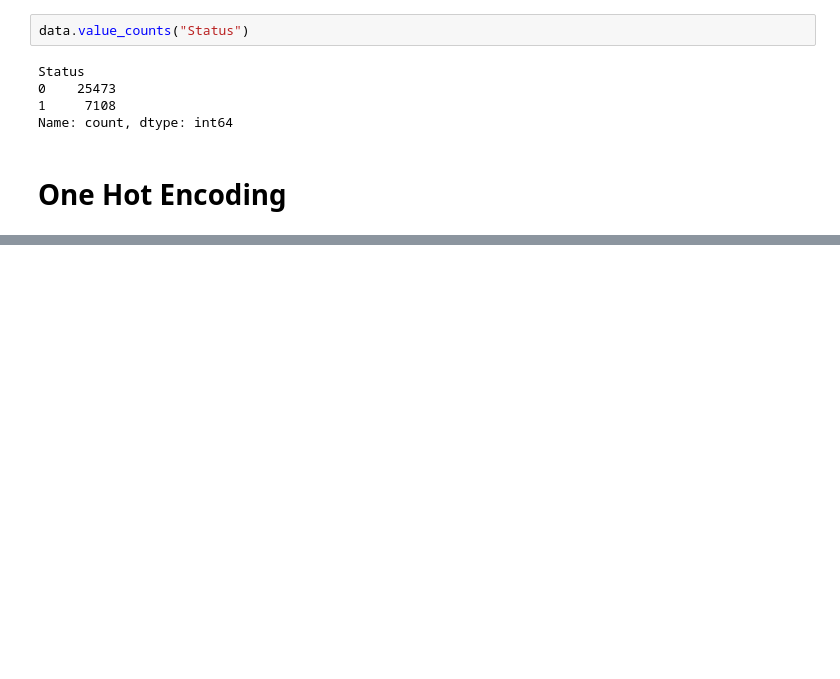
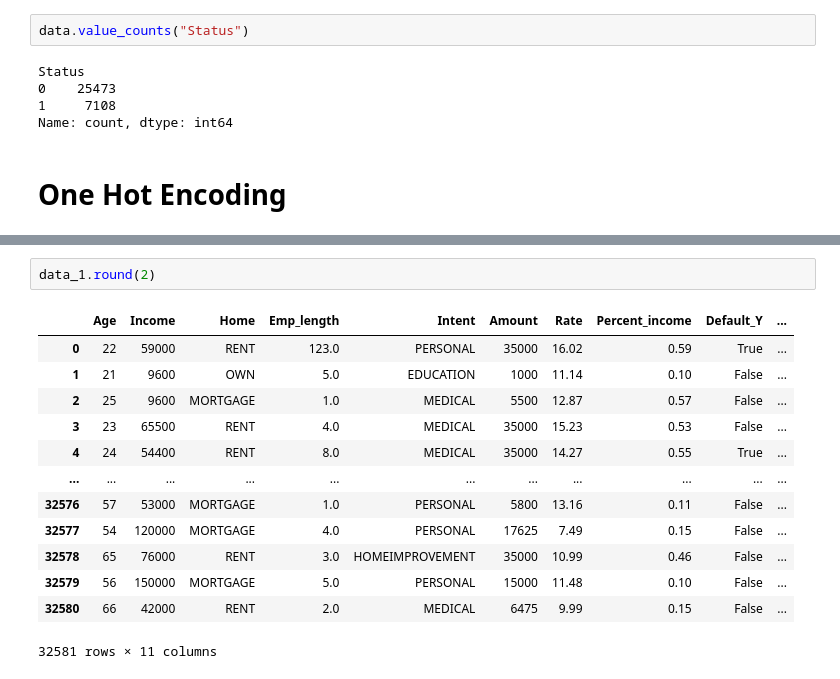
Before and after one commit to DilshanMadhusanka/Bank---Loan---Prediction-Machine-Learning-Model, a Jupyter notebook: Bank Loan Risk Predition.ipynb, the cells around one changed output, grey strips where cells are left out. Cells and saved outputs as stored; diff of their text form; blank space fills up the shorter version.

```diff
--- a/Bank Loan Risk Predition.ipynb
+++ b/Bank Loan Risk Predition.ipynb
@@ -278,0 +335,16 @@ Name: count, dtype: int64
+# %%
+data_1.round(2)
+# %% [output]
+|  | Age | Income | Home | Emp_length | Intent | Amount | Rate | Percent_income | Default_Y | ... |
+| 0 | 22 | 59000 | RENT | 123.0 | PERSONAL | 35000 | 16.02 | 0.59 | True | ... |
+| 1 | 21 | 9600 | OWN | 5.0 | EDUCATION | 1000 | 11.14 | 0.10 | False | ... |
+| 2 | 25 | 9600 | MORTGAGE | 1.0 | MEDICAL | 5500 | 12.87 | 0.57 | False | ... |
+| 3 | 23 | 65500 | RENT | 4.0 | MEDICAL | 35000 | 15.23 | 0.53 | False | ... |
+| 4 | 24 | 54400 | RENT | 8.0 | MEDICAL | 35000 | 14.27 | 0.55 | True | ... |
+| ... | ... | ... | ... | ... | ... | ... | ... | ... | ... | ... |
+| 32576 | 57 | 53000 | MORTGAGE | 1.0 | PERSONAL | 5800 | 13.16 | 0.11 | False | ... |
+| 32577 | 54 | 120000 | MORTGAGE | 4.0 | PERSONAL | 17625 | 7.49 | 0.15 | False | ... |
+| 32578 | 65 | 76000 | RENT | 3.0 | HOMEIMPROVEMENT | 35000 | 10.99 | 0.46 | False | ... |
+| 32579 | 56 | 150000 | MORTGAGE | 5.0 | PERSONAL | 15000 | 11.48 | 0.10 | False | ... |
+| 32580 | 66 | 42000 | RENT | 2.0 | MEDICAL | 6475 | 9.99 | 0.15 | False | ... |
+32581 rows × 11 columns
```
Also changed, not shown: parts of 24 cells of this notebook.
